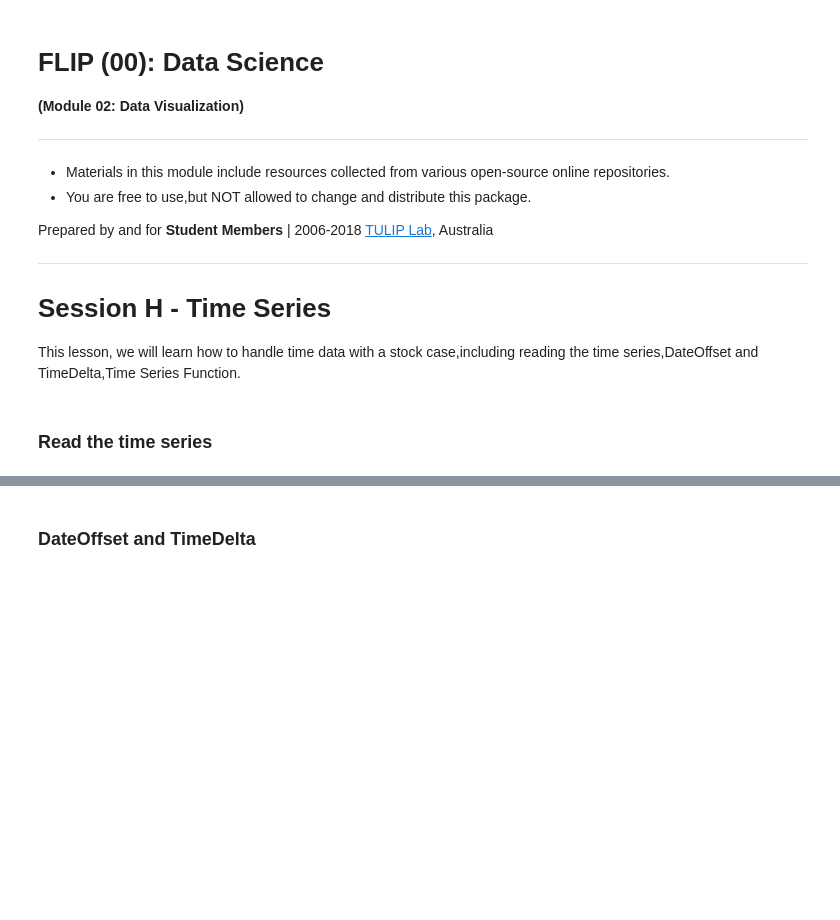
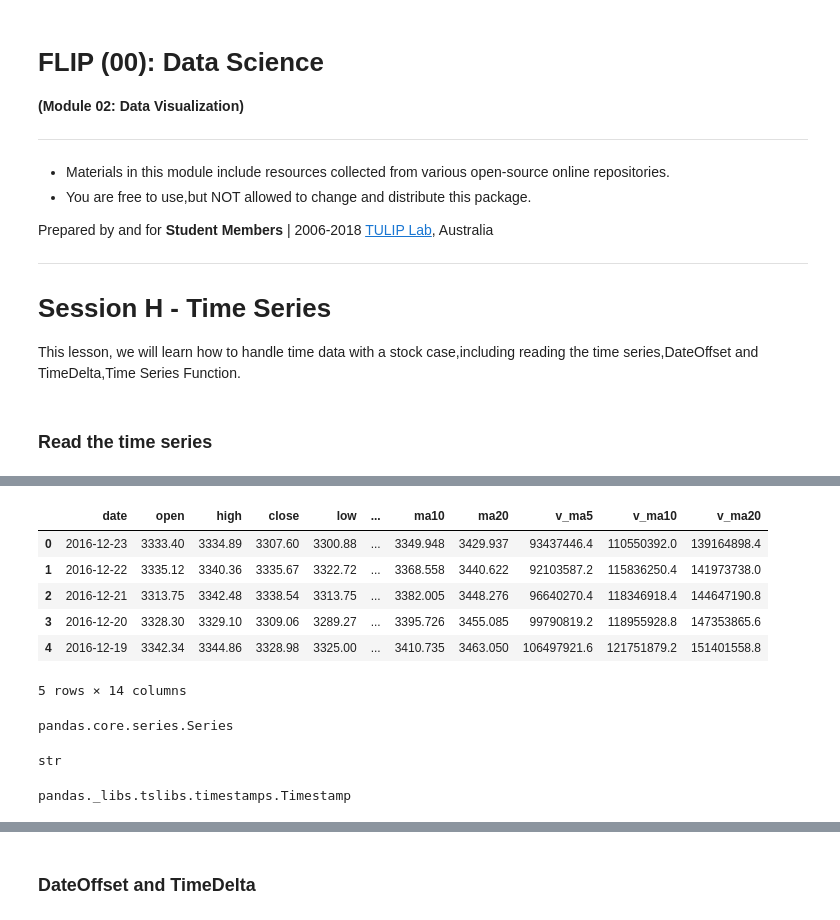
Before and after one commit to tulip-lab/flip00, a Jupyter notebook: F0C-07-TimeSeries.ipynb, the cells around one changed output, grey strips where cells are left out. Cells and saved outputs as stored; diff of their text form; code cells hidden in the pictures; blank space fills up the shorter version.

```diff
--- a/F0C-07-TimeSeries.ipynb
+++ b/F0C-07-TimeSeries.ipynb
@@ -38,13 +52,27 @@ DataSet = wget.download(link_to_data)
 # %%
-goertek=pd.read_csv('gertek_2016_d.csv')
+goertek=pd.read_csv('data\gertek_2016_d.csv')
 goertek.head()
+# %% [output]
+|  | date | open | high | close | low | ... | ma10 | ma20 | v_ma5 | v_ma10 | v_ma20 |
+| 0 | 2016-12-23 | 3333.40 | 3334.89 | 3307.60 | 3300.88 | ... | 3349.948 | 3429.937 | 93437446.4 | 110550392.0 | 139164898.4 |
+| 1 | 2016-12-22 | 3335.12 | 3340.36 | 3335.67 | 3322.72 | ... | 3368.558 | 3440.622 | 92103587.2 | 115836250.4 | 141973738.0 |
+| 2 | 2016-12-21 | 3313.75 | 3342.48 | 3338.54 | 3313.75 | ... | 3382.005 | 3448.276 | 96640270.4 | 118346918.4 | 144647190.8 |
+| 3 | 2016-12-20 | 3328.30 | 3329.10 | 3309.06 | 3289.27 | ... | 3395.726 | 3455.085 | 99790819.2 | 118955928.8 | 147353865.6 |
+| 4 | 2016-12-19 | 3342.34 | 3344.86 | 3328.98 | 3325.00 | ... | 3410.735 | 3463.050 | 106497921.6 | 121751879.2 | 151401558.8 |
+5 rows × 14 columns
 # %%
 type(goertek['date'])
+# %% [output]
+pandas.core.series.Series
 # %%
 type(goertek['date'][0])
+# %% [output]
+str
 # %%
 goertek['date']=pd.to_datetime(goertek['date'])
 type(goertek['date'][0])
+# %% [output]
+pandas._libs.tslibs.timestamps.Timestamp
 # %%
 goertek=goertek.set_index('date')
 goertek.head()
```
Also changed, not shown: parts of 34 cells of this notebook.
